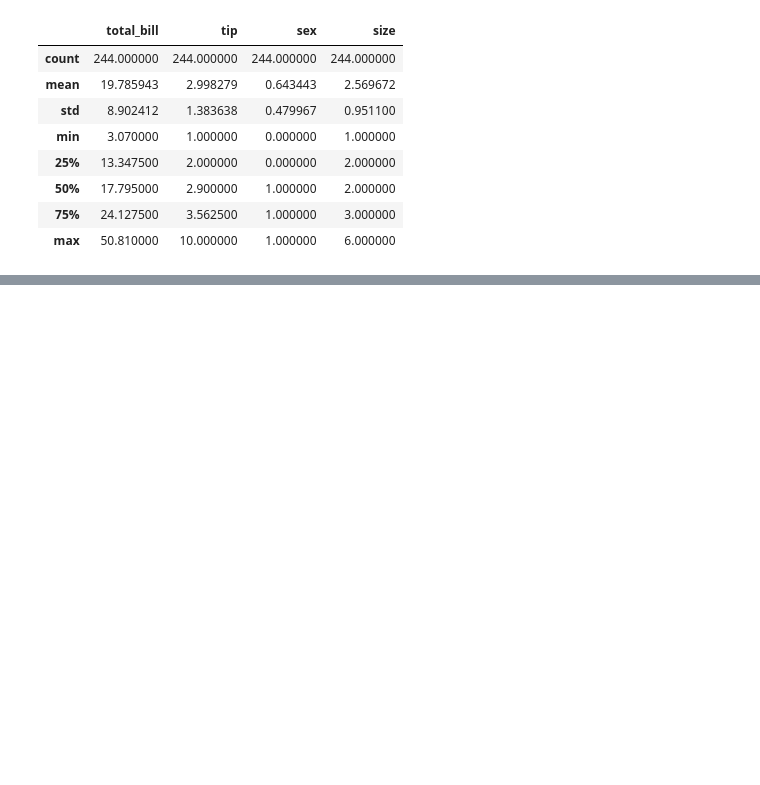
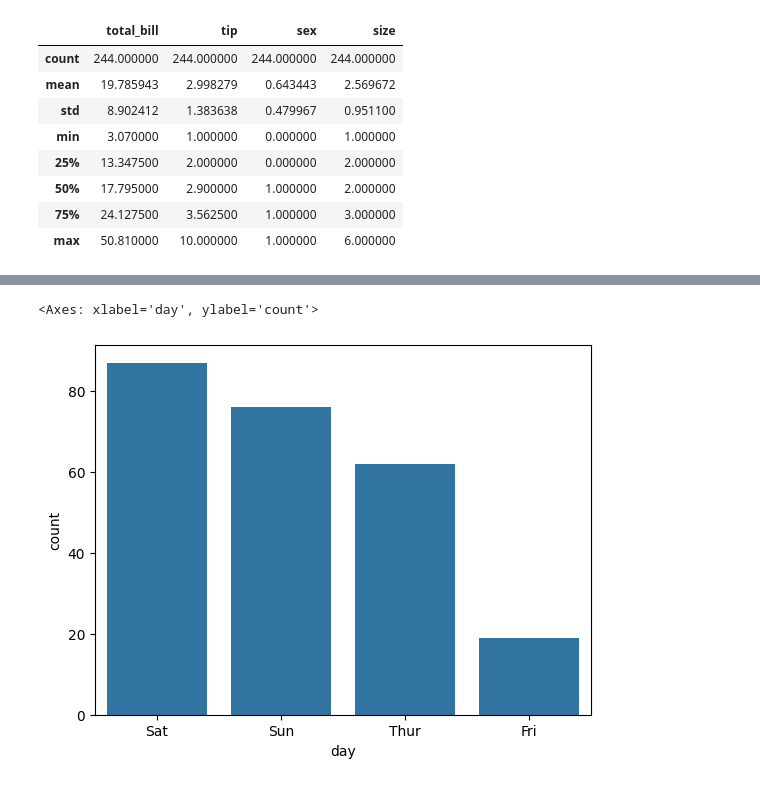
Before and after one commit to rajibart/Data-analysis, a Jupyter notebook: Restroo_Tip_Analysis.ipynb, the cells around one changed output, grey strips where cells are left out. Drawn from its saved outputs; the diff is of its cells as text; code cells hidden in the pictures; blank space fills up the shorter version.

```diff
--- a/Restroo_Tip_Analysis.ipynb
+++ b/Restroo_Tip_Analysis.ipynb
@@ -255,0 +316,3 @@ df.describe()
+# %%
+count_day=df['day'].value_counts()
+count_day
@@ -255,0 +327,5 @@ df.describe()
+# %%
+sns.barplot(count_day)
+# %% [output]
+<Axes: xlabel='day', ylabel='count'>
+[figure, added]
```
Also changed, not shown: parts of 27 cells of this notebook.
